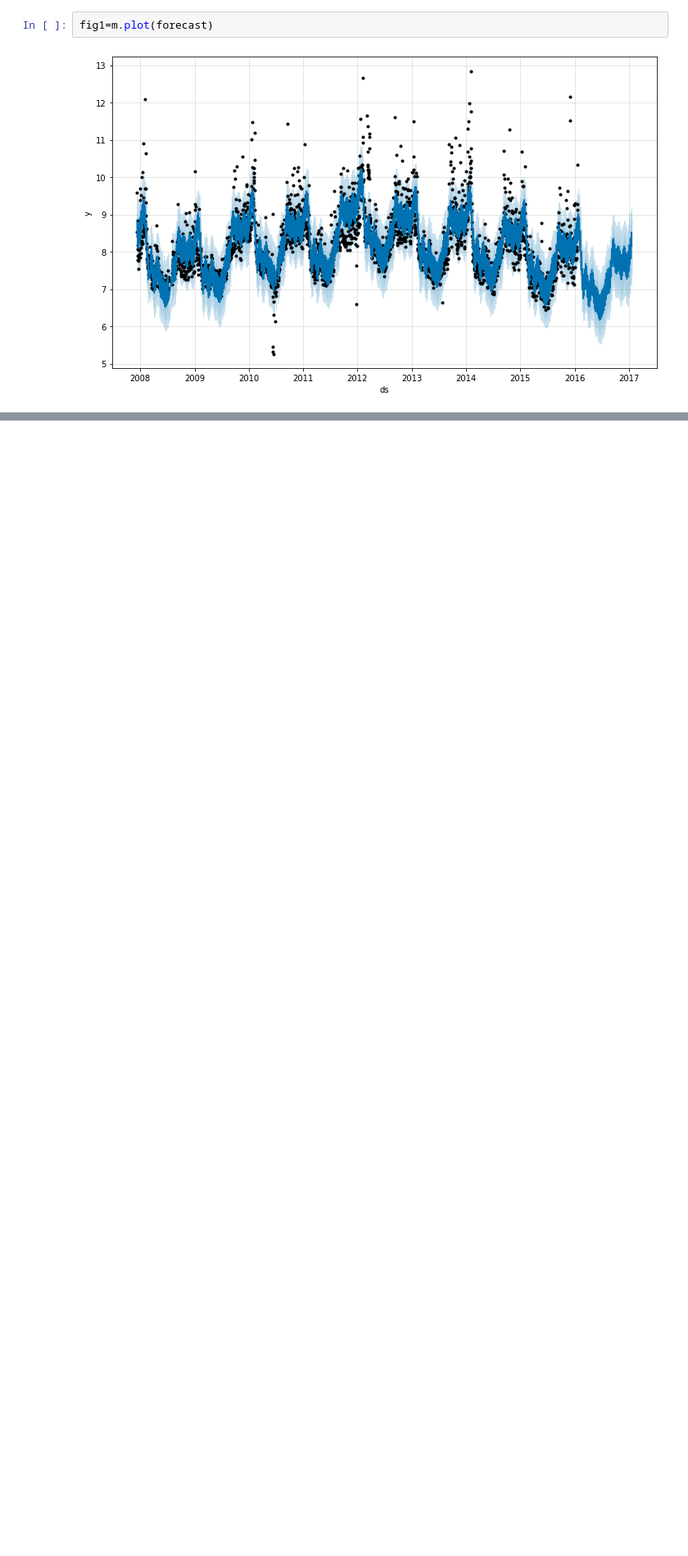
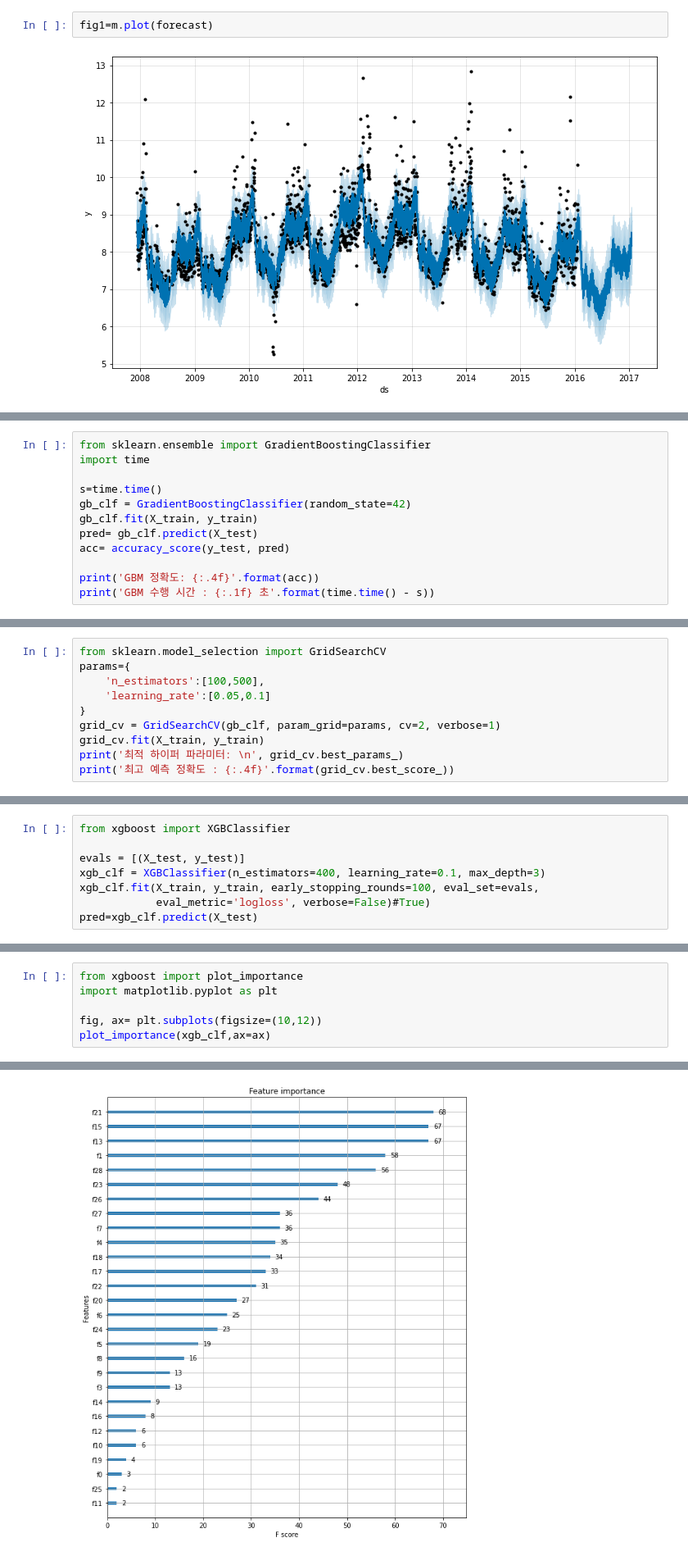
Before and after one commit to kim-hyun-ho/study, a Jupyter notebook: 빅분기_실기_연습.ipynb, the cells around one changed output, grey strips where cells are left out. Shown: that part at 82% size. Cells and saved outputs as stored; diff of their text form; blank space fills up the shorter version.

```diff
--- a/빅분기_실기_연습.ipynb
+++ b/빅분기_실기_연습.ipynb
@@ -919,0 +1343,12 @@ fig2=m.plot_components(forecast)
+# %%
+from sklearn.ensemble import GradientBoostingClassifier
+import time
+
+s=time.time()
+gb_clf = GradientBoostingClassifier(random_state=42)
+gb_clf.fit(X_train, y_train)
+pred= gb_clf.predict(X_test)
+acc= accuracy_score(y_test, pred)
+
+print('GBM 정확도: {:.4f}'.format(acc))
+print('GBM 수행 시간 : {:.1f} 초'.format(time.time() - s))
@@ -919,0 +1358,10 @@ fig2=m.plot_components(forecast)
+# %%
+from sklearn.model_selection import GridSearchCV
+params={
+    'n_estimators':[100,500],
+    'learning_rate':[0.05,0.1]
+}
+grid_cv = GridSearchCV(gb_clf, param_grid=params, cv=2, verbose=1)
+grid_cv.fit(X_train, y_train)
+print('최적 하이퍼 파라미터: \n', grid_cv.best_params_)
+print('최고 예측 정확도 : {:.4f}'.format(grid_cv.best_score_))
@@ -919,0 +1392,8 @@ fig2=m.plot_components(forecast)
+# %%
+from xgboost import XGBClassifier
+
+evals = [(X_test, y_test)]
+xgb_clf = XGBClassifier(n_estimators=400, learning_rate=0.1, max_depth=3)
+xgb_clf.fit(X_train, y_train, early_stopping_rounds=100, eval_set=evals,
+            eval_metric='logloss', verbose=False)#True)
+pred=xgb_clf.predict(X_test)
@@ -919,0 +1404,7 @@ fig2=m.plot_components(forecast)
+# %%
+from xgboost import plot_importance
+import matplotlib.pyplot as plt
+
+fig, ax= plt.subplots(figsize=(10,12))
+plot_importance(xgb_clf,ax=ax)
+# %% [output]
@@ -919,0 +1412 @@ fig2=m.plot_components(forecast)
+[figure, added]
```
Also changed, not shown: parts of 62 cells of this notebook.
